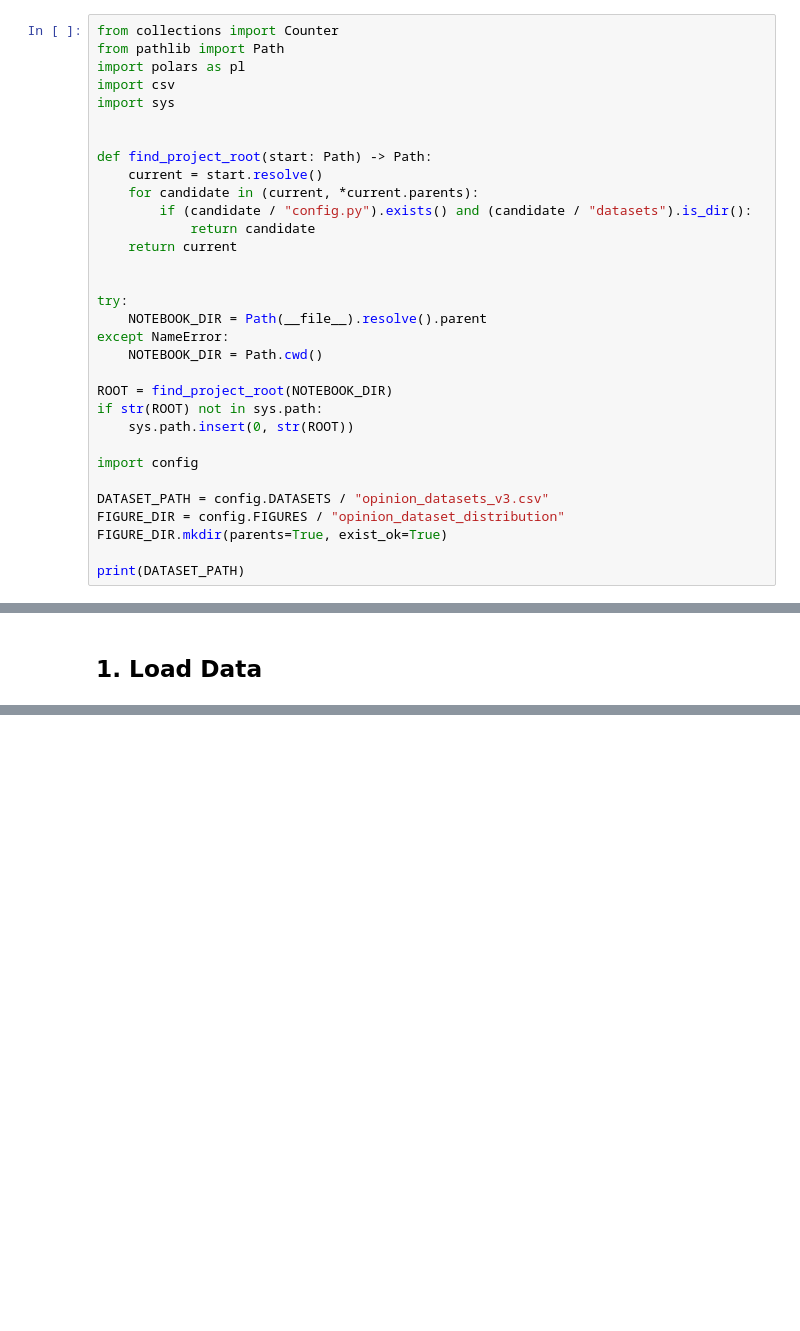
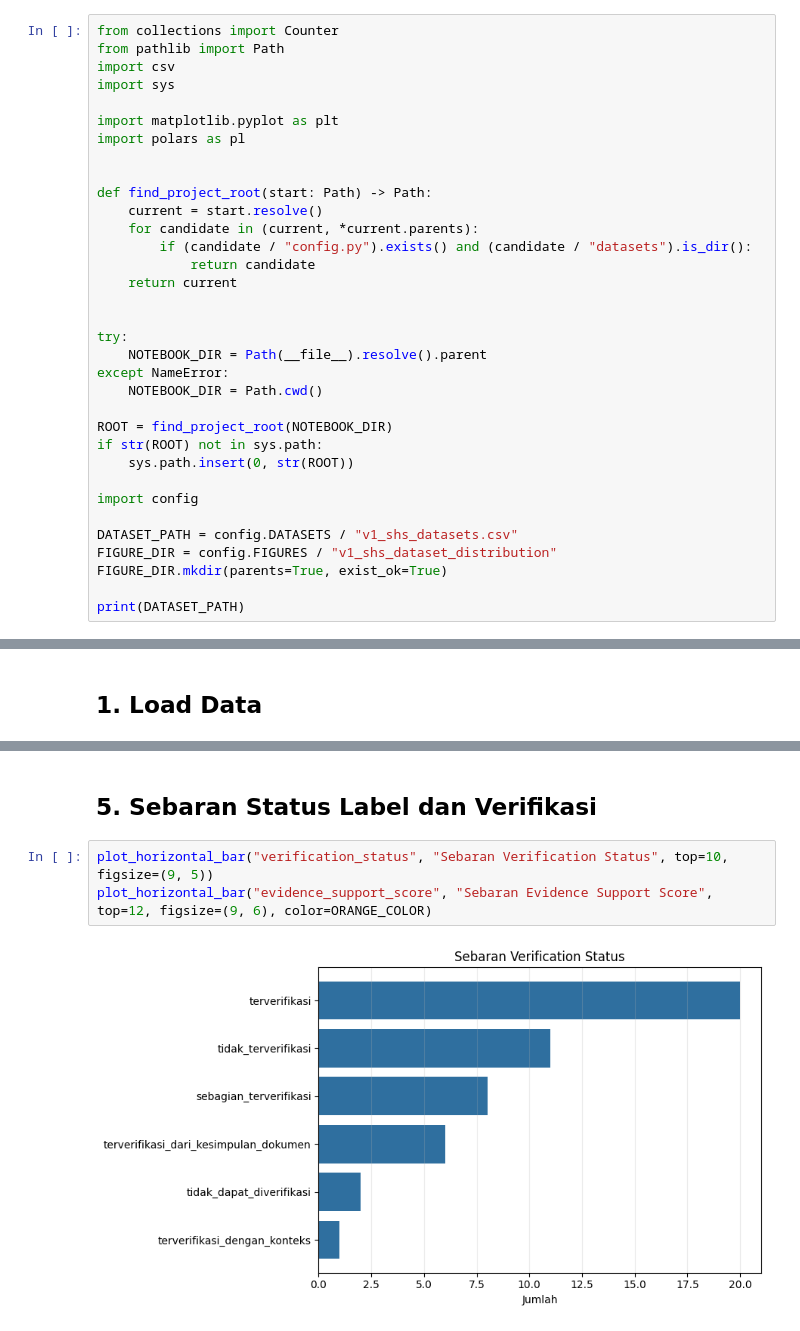
Before and after one commit to dammar01/hybrid-nlp-sentiment-classification, a Jupyter notebook: opinion_dataset_analysis.ipynb, the cells around one changed output, grey strips where cells are left out. Drawn from its saved outputs; the diff is of its cells as text; blank space fills up the shorter version.

```diff
--- a/opinion_dataset_analysis.ipynb
+++ b/opinion_dataset_analysis.ipynb
@@ -5,9 +5,11 @@ Notebook ini hanya menampilkan sebaran data berdasarkan kolom yang tersedia di `
 # %%
 from collections import Counter
 from pathlib import Path
-import polars as pl
 import csv
 import sys
+
+import matplotlib.pyplot as plt
+import polars as pl
 
 
 def find_project_root(start: Path) -> Path:
@@ -29,8 +31,8 @@ if str(ROOT) not in sys.path:
 
 import config
 
-DATASET_PATH = config.DATASETS / "opinion_datasets_v3.csv"
-FIGURE_DIR = config.FIGURES / "opinion_dataset_distribution"
+DATASET_PATH = config.DATASETS / "v1_shs_datasets.csv"
+FIGURE_DIR = config.FIGURES / "v1_shs_dataset_distribution"
 FIGURE_DIR.mkdir(parents=True, exist_ok=True)
 
 print(DATASET_PATH)
@@ -223,0 +180,7 @@ plt.show()
+# %% [markdown]
+## 5. Sebaran Status Label dan Verifikasi
+# %%
+plot_horizontal_bar("verification_status", "Sebaran Verification Status", top=10, figsize=(9, 5))
+plot_horizontal_bar("evidence_support_score", "Sebaran Evidence Support Score", top=12, figsize=(9, 6), color=ORANGE_COLOR)
+# %% [output]
+[figure, added]
```
Also changed, not shown: parts of 39 cells of this notebook, 1 other file.
